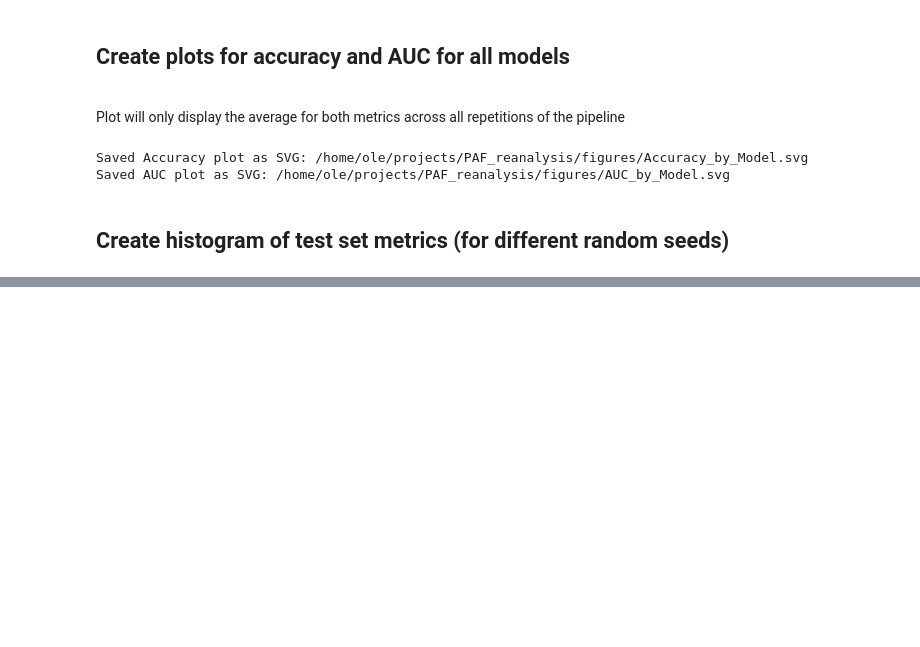
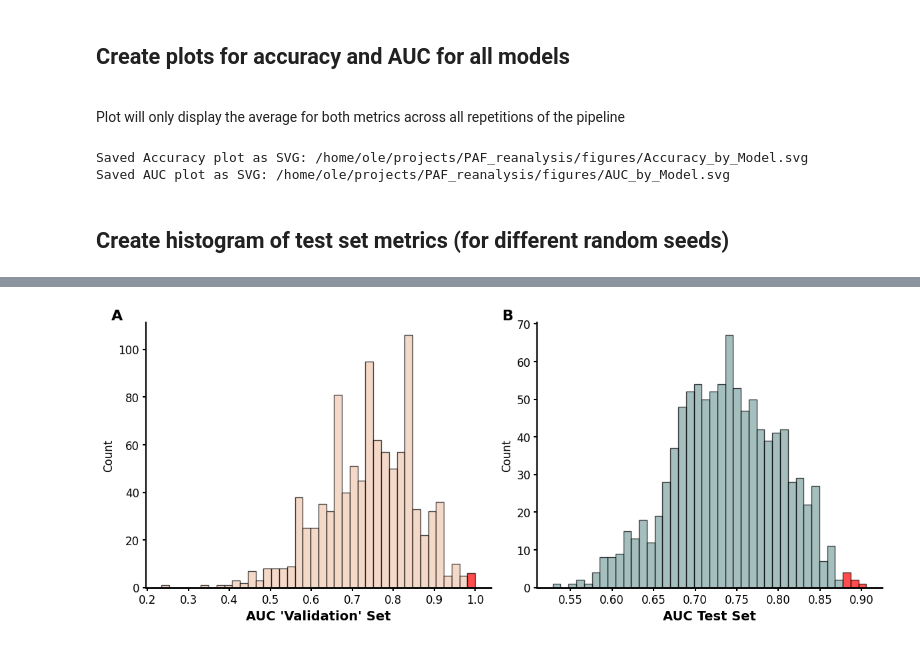
Before and after one commit to olegolt/PAF_reanalysis, a Jupyter notebook: reanalysis.ipynb, the cells around one changed output, grey strips where cells are left out. Saved outputs shown, nothing was run; the diff lists cells and outputs as text; code cells hidden in the pictures; blank space fills up the shorter version.

Commit message:
add histograms for validation and test set with highlighted AUC score

```diff
--- a/reanalysis.ipynb
+++ b/reanalysis.ipynb
@@ -45,7 +45,7 @@ Number of repetitions is set by parameter repetitions.
 # %% [markdown]
 set number of repetitions
 # %%
-repetitions = 100
+repetitions = 1000
 # %% [markdown]
 Pipeline
 # %%
@@ -315,0 +278,60 @@ plt.show()
+# %%
+import os
+import pandas as pd
+import matplotlib.pyplot as plt
+import numpy as np
+
+# Load the data for test set
+file_path = os.path.join(basepath, "results/results_all_runs.csv")
+results_df = pd.read_csv(file_path)
+
+# Filter for LogisticRegression on Test dataset
+logreg_test_df = results_df[(results_df["Model"] == "LogisticRegression") & (results_df["Dataset"] == "Test")]
+
+# Load data for validation set
+val_df = pd.read_csv(os.path.join(basepath, "results/val_set_AUC.csv"))
+
+# Set up the figure with new size (set aspect ratio to be equal for both subplots)
+fig, axes = plt.subplots(1, 2, figsize=(12, 5), gridspec_kw={'width_ratios': [1, 1]})
+
+# Define colors
+base_colors = ["#f0c8b1","#7fa3a3"]
+highlight_color = "red"
+
+# Set font globally
+plt.rcParams.update({"font.family": "DejaVu Sans"})
+
+# Function to create a histogram with a custom cut-off for highlighting
+def plot_histogram(ax, data, xlabel, base_color, highlight_color, cutoff, label):
+    # Compute histogram data
+    counts, bins, patches = ax.hist(data, bins=40, color=base_color, edgecolor="black", alpha=0.7)
+
+    # Ensure that the last bin also gets highlighted if it contains values above the cutoff
+    for bar, left_edge, right_edge in zip(patches, bins[:-1], bins[1:]):
+        if right_edge > cutoff:  # Highlight bins where the **right edge** exceeds cutoff
+            bar.set_facecolor(highlight_color)
+
+    # Formatting
+    ax.set_xlabel(xlabel, fontsize=14, fontweight="bold")
+    ax.set_ylabel("Count", fontsize=12, fontweight="normal")
+    ax.spines["top"].set_visible(False)
+    ax.spines["right"].set_visible(False)
+    ax.spines["left"].set_linewidth(1.5)  # Normal thickness
+    ax.spines["bottom"].set_linewidth(2)  # Thicker x-axis
+    ax.tick_params(axis="both", labelsize=12, width=1.5)
+
+    # Add label ("A" or "B") in bold at the top-left, outside the plot area
+    ax.text(-0.1, 1.05, label, transform=ax.transAxes, fontsize=16, fontweight='bold', va='top', ha='left')
+
+# Plot Validation Set AUC histogram (cut-off 0.99)
+plot_histogram(axes[0], val_df["AUC"], "AUC 'Validation' Set", base_colors[0], highlight_color, 0.99, "A")
+
+# Plot Test Set AUC histogram (cut-off 0.88)
+plot_histogram(axes[1], logreg_test_df["AUC"], "AUC Test Set", base_colors[1], highlight_color, 0.88, "B")
+
+# Save figure
+plt.tight_layout()
+plt.savefig(os.path.join(basepath, "figures/Metrics_testset_histogram.svg"), format="svg", dpi=300)
+plt.show()
+# %% [output]
+[figure, added]
```
Also changed, not shown: parts of 2 cells of this notebook, 12 other files.
